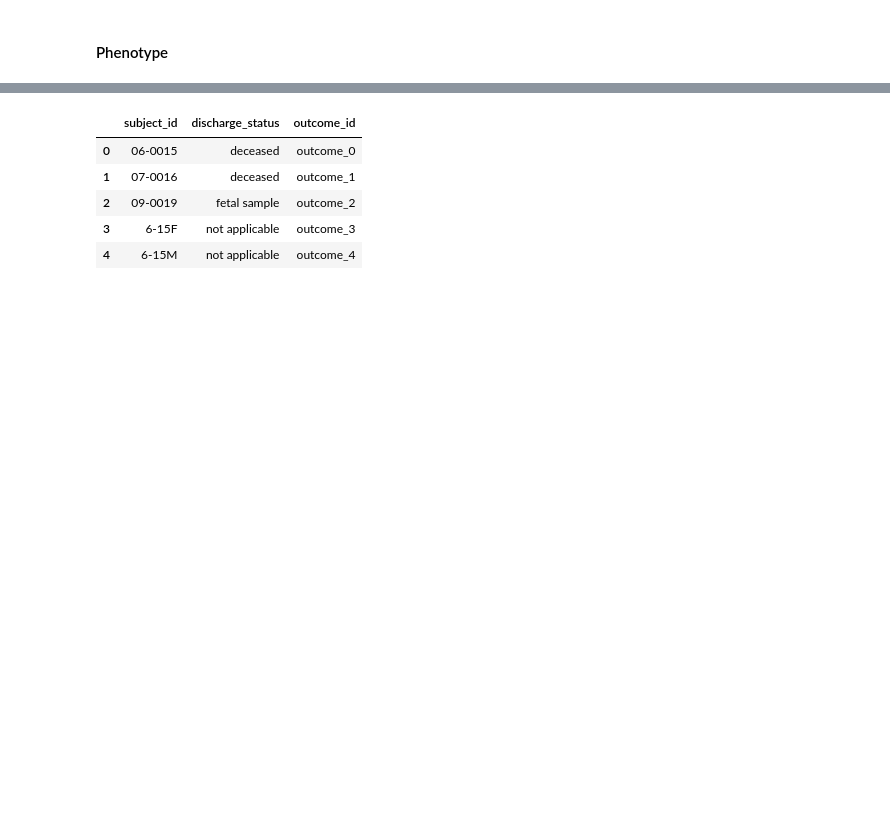
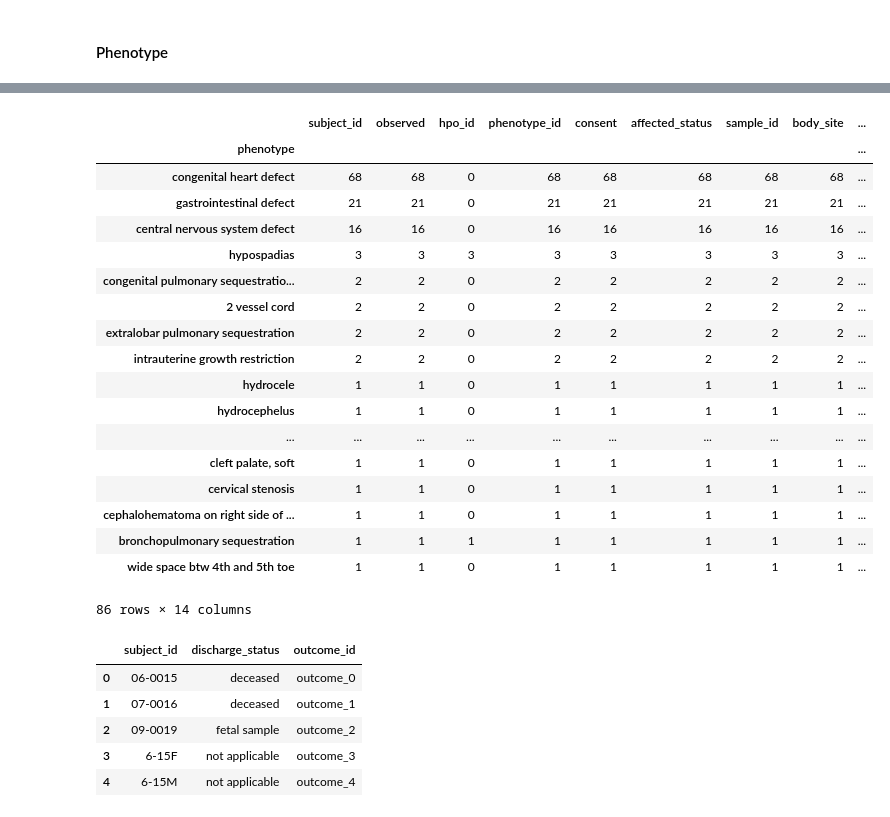
Before and after one commit to ConnorBarnhill/kf-api-dataservice, a Jupyter notebook: dataservice/util/data_import/chung/Chung-Import.ipynb, the cells around one changed output, grey strips where cells are left out. Cells and saved outputs as stored; diff of their text form; code cells hidden in the pictures; blank space fills up the shorter version.

```diff
--- a/dataservice/util/data_import/chung/Chung-Import.ipynb
+++ b/dataservice/util/data_import/chung/Chung-Import.ipynb
@@ -681,6 +681,29 @@ phenotype_df.head()
 | 2 | 06-0015 | gastrointestinal defect | negative | None | phenotype_1924 | Disease-Specific (Congenital Diap... | affected | SM-DH4NH | ... |
 | 3 | 06-0015 | congenital pulmonary sequestratio... | positive | None | phenotype_2886 | Disease-Specific (Congenital Diap... | affected | SM-DH4NH | ... |
 | 4 | 06-0015 | congenital birth defect | negative | None | phenotype_3848 | Disease-Specific (Congenital Diap... | affected | SM-DH4NH | ... |
+# %%
+phenos = phenotype_df[phenotype_df.observed == 'positive']
+phenos.groupby(['phenotype']).count().sort_values(['phenotype_id'], ascending=False)
+# %% [output]
+|  | subject_id | observed | hpo_id | phenotype_id | consent | affected_status | sample_id | body_site | ... |
+| phenotype |  |  |  |  |  |  |  |  | ... |
+| congenital heart defect | 68 | 68 | 0 | 68 | 68 | 68 | 68 | 68 | ... |
+| gastrointestinal defect | 21 | 21 | 0 | 21 | 21 | 21 | 21 | 21 | ... |
+| central nervous system defect | 16 | 16 | 0 | 16 | 16 | 16 | 16 | 16 | ... |
+| hypospadias | 3 | 3 | 3 | 3 | 3 | 3 | 3 | 3 | ... |
+| congenital pulmonary sequestratio... | 2 | 2 | 0 | 2 | 2 | 2 | 2 | 2 | ... |
+| 2 vessel cord | 2 | 2 | 0 | 2 | 2 | 2 | 2 | 2 | ... |
+| extralobar pulmonary sequestration | 2 | 2 | 0 | 2 | 2 | 2 | 2 | 2 | ... |
+| intrauterine growth restriction | 2 | 2 | 0 | 2 | 2 | 2 | 2 | 2 | ... |
+| hydrocele | 1 | 1 | 0 | 1 | 1 | 1 | 1 | 1 | ... |
+| hydrocephelus | 1 | 1 | 0 | 1 | 1 | 1 | 1 | 1 | ... |
+| ... | ... | ... | ... | ... | ... | ... | ... | ... | ... |
+| cleft palate, soft | 1 | 1 | 0 | 1 | 1 | 1 | 1 | 1 | ... |
+| cervical stenosis | 1 | 1 | 0 | 1 | 1 | 1 | 1 | 1 | ... |
+| cephalohematoma on right side of ... | 1 | 1 | 0 | 1 | 1 | 1 | 1 | 1 | ... |
+| bronchopulmonary sequestration | 1 | 1 | 1 | 1 | 1 | 1 | 1 | 1 | ... |
+| wide space btw 4th and 5th toe | 1 | 1 | 0 | 1 | 1 | 1 | 1 | 1 | ... |
+86 rows × 14 columns
 # %%
 outcome_df = read_outcome_data()
 outcome_df.head()
```
